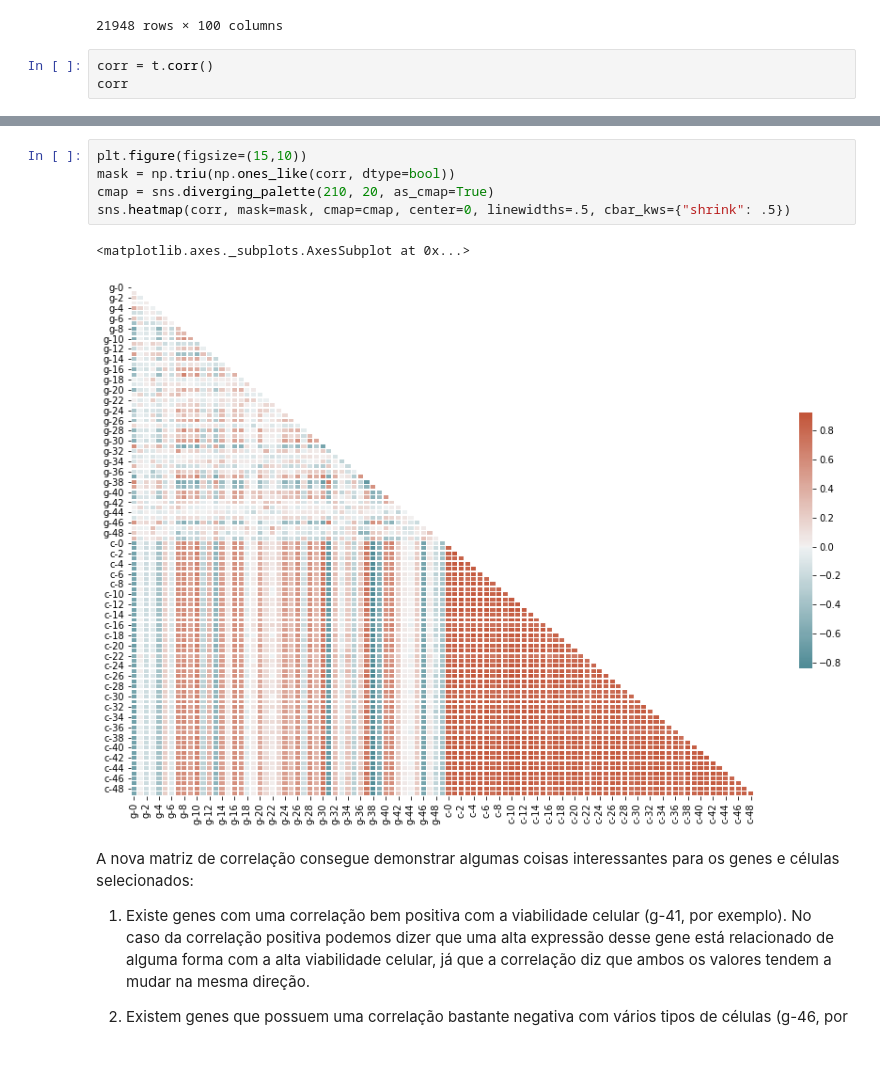
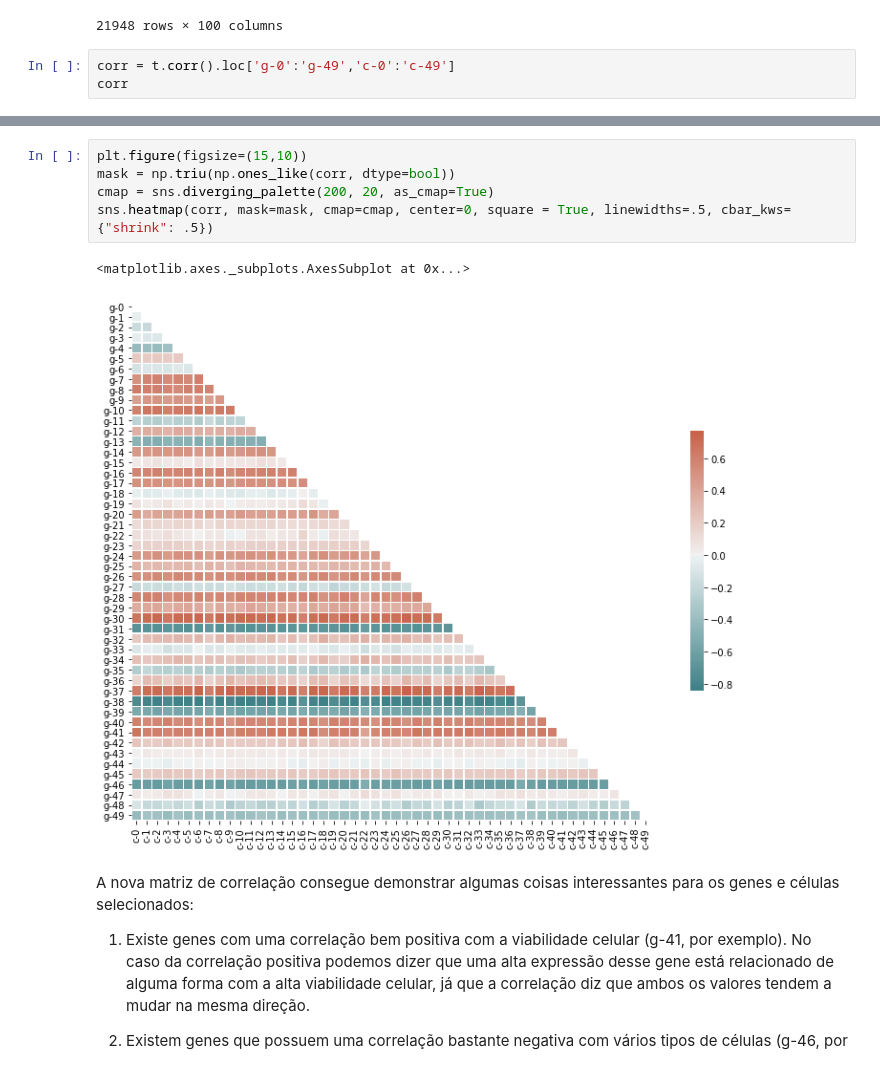
Before and after one commit to MisterGusMan/Alura_ID3, a Jupyter notebook: Análise_Aula_3.ipynb, the cells around one changed output, grey strips where cells are left out. Saved outputs shown, nothing was run; the diff lists cells and outputs as text.

```diff
--- a/Análise_Aula_3.ipynb
+++ b/Análise_Aula_3.ipynb
@@ -231,6 +231,6 @@ t
 | 23813 | -0.8598 | 1.0240 | -0.1361 | 0.7952 | -0.3611 | -3.6750 | -1.2420 | 0.9146 | 3.0790 | 1.2460 | 1.9460 | ... |
 21948 rows × 100 columns
 # %%
-corr = t.corr()
+corr = t.corr().loc['g-0':'g-49','c-0':'c-49']
 corr
 # %% [output]
@@ -250,11 +254,11 @@ corr
 # %%
 plt.figure(figsize=(15,10))
 mask = np.triu(np.ones_like(corr, dtype=bool))
-cmap = sns.diverging_palette(210, 20, as_cmap=True)
-sns.heatmap(corr, mask=mask, cmap=cmap, center=0, linewidths=.5, cbar_kws={"shrink": .5})
+cmap = sns.diverging_palette(200, 20, as_cmap=True)
+sns.heatmap(corr, mask=mask, cmap=cmap, center=0, square = True, linewidths=.5, cbar_kws={"shrink": .5})
 # %% [output]
 <matplotlib.axes._subplots.AxesSubplot at 0x...>
-[figure, old version]
+[figure, new version]
 # %% [markdown]
 A nova matriz de correlação consegue demonstrar algumas coisas interessantes para os genes e células selecionados:
 
```
Also changed, not shown: parts of 2 cells of this notebook.
